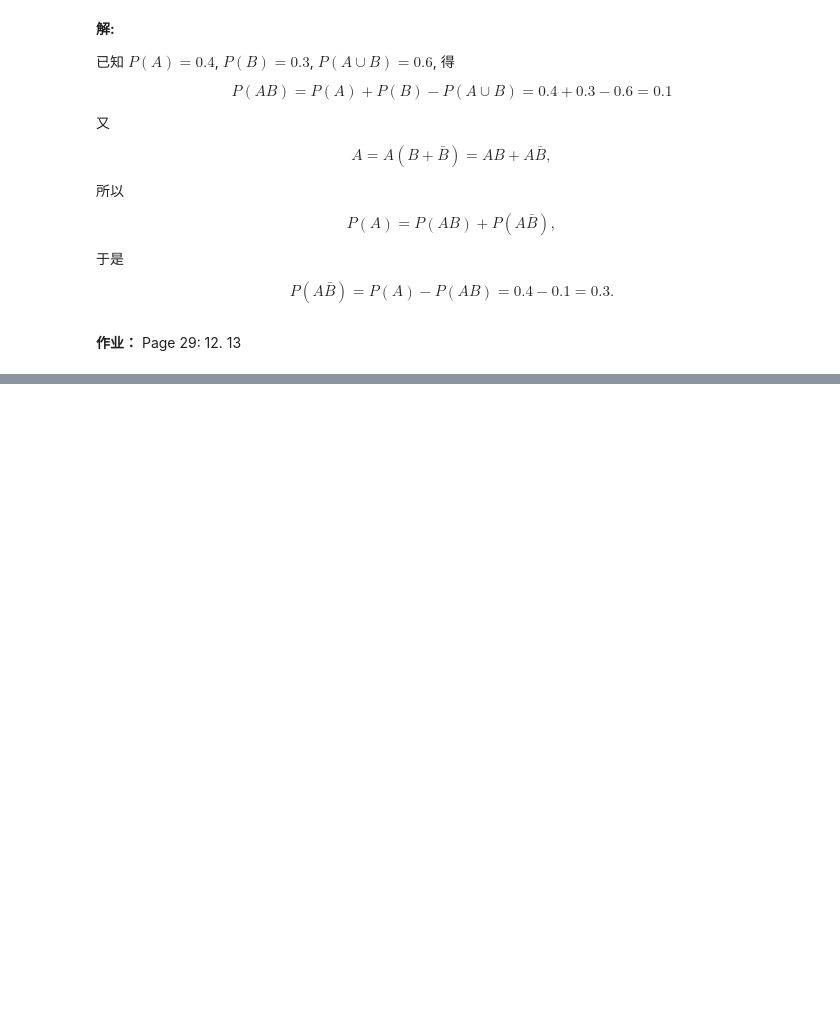
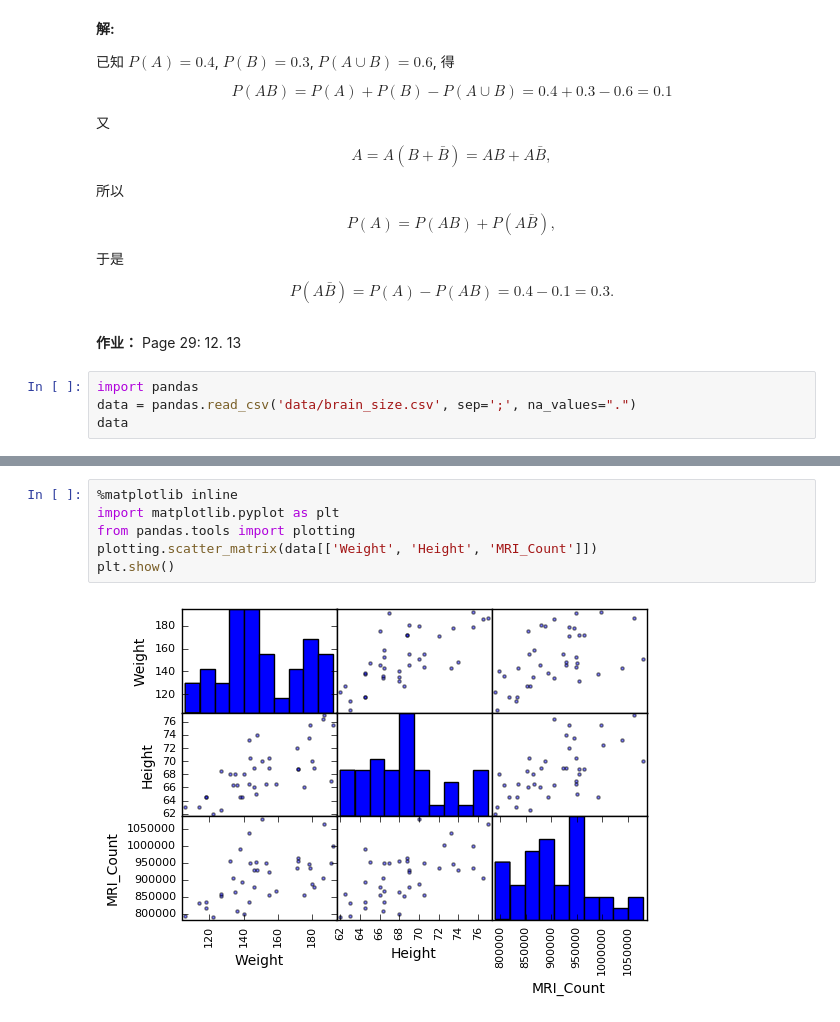
Before and after one commit to xuming0629/probability-statistics, a Jupyter notebook: 1.5.ipynb, the cells around one changed output, grey strips where cells are left out. Cells and saved outputs as stored; diff of their text form; blank space fills up the shorter version.

```diff
--- a/1.5.ipynb
+++ b/1.5.ipynb
@@ -238,3 +243,7 @@ $$
 # %% [markdown]
 **作业：**
 Page 29: 12. 13
+# %%
+import pandas
+data = pandas.read_csv('data/brain_size.csv', sep=';', na_values=".")
+data
@@ -240,0 +300,8 @@ Page 29: 12. 13
+# %%
+%matplotlib inline
+import matplotlib.pyplot as plt
+from pandas.tools import plotting
+plotting.scatter_matrix(data[['Weight', 'Height', 'MRI_Count']])
+plt.show()
+# %% [output]
+[figure, added]
```
Also changed, not shown: parts of 5 cells of this notebook, 1 other file.
